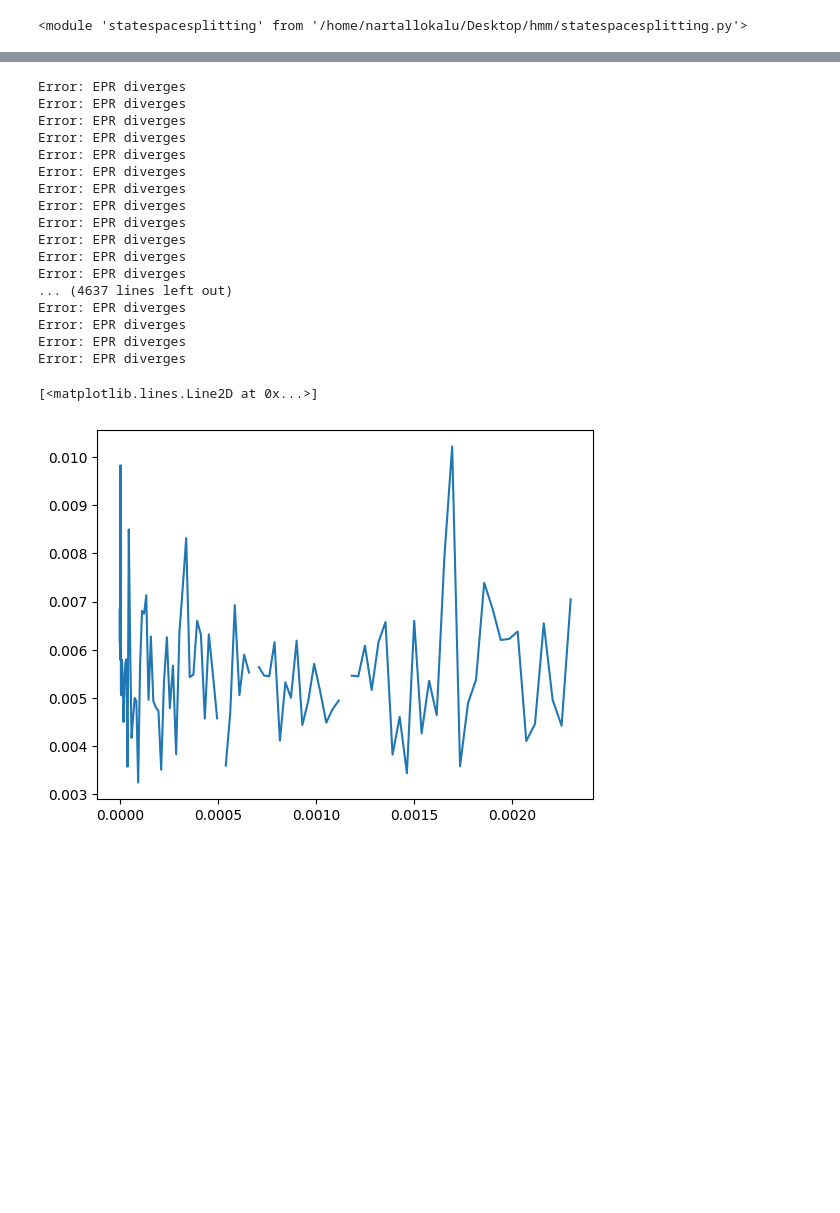
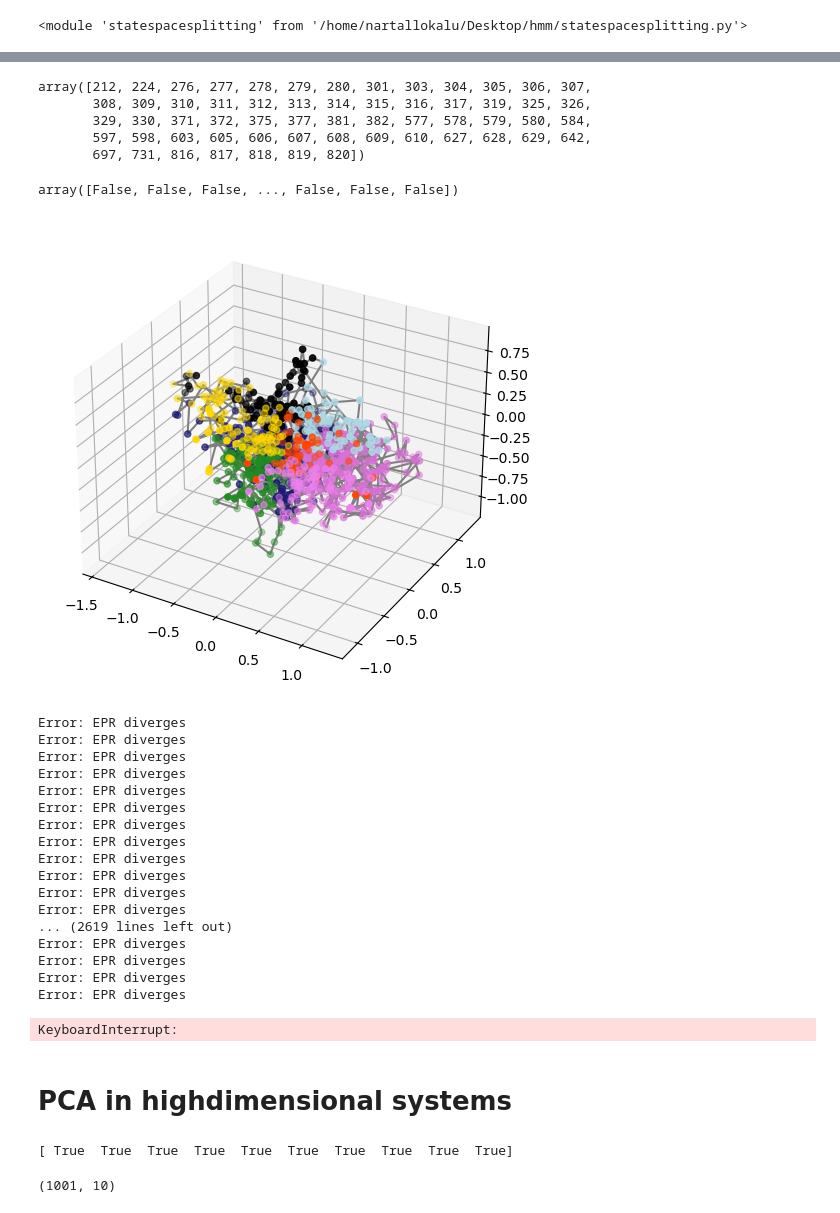
Before and after one commit to rnartallo/hmm, a Jupyter notebook: state-space-splitting.ipynb, the cells around one changed output, grey strips where cells are left out. Cells and saved outputs as stored; diff of their text form; code cells hidden in the pictures; blank space fills up the shorter version.

Commit message:
3 variable plot@

```diff
--- a/state-space-splitting.ipynb
+++ b/state-space-splitting.ipynb
@@ -120,3 +135,27 @@ box_tc, box_idx_tc = sss.state_space_split(X,3,[X_list,Y_list,Z_list])
+# %%
+bidx = np.array(box_idx_tc)
+np.where(bidx==0)[0]
+# %% [output]
+array([212, 224, 276, 277, 278, 279, 280, 301, 303, 304, 305, 306, 307,
+       308, 309, 310, 311, 312, 313, 314, 315, 316, 317, 319, 325, 326,
+       329, 330, 371, 372, 375, 377, 381, 382, 577, 578, 579, 580, 584,
+       597, 598, 603, 605, 606, 607, 608, 609, 610, 627, 628, 629, 642,
+       697, 731, 816, 817, 818, 819, 820])
+# %%
+mask
+# %% [output]
+array([False, False, False, ..., False, False, False])
+# %%
+colours =['orangered','orchid','midnightblue','forestgreen','violet','gold','lightblue','black']
+fig = plt.figure(figsize=(6,6))
+ax = fig.add_subplot(111, projection='3d') # Method 2
+bidx = np.array(box_idx_tc)
+for i in range(0,8):
+    ax.scatter(X[0,np.where(bidx==i)[0]], X[1,np.where(bidx==i)[0]], X[2,np.where(bidx==i)[0]], color = colours[i])
+ax.plot(X[0,], X[1,], X[2,], color = 'grey')
+plt.show()
+# %% [output]
+[figure, added]
 # %%
 EPR_true = []
 trials = 50
@@ -132,23 +171,25 @@ for eps_i in range(0,eps_N):
     Phi = dyn.EPR_network_ornstein_uhlenbeck(W_hat,sigma,Theta,gamma)
     EPR_true.append(Phi)
     for trial in range(0,trials):
-        [X,t] = dyn.network_ornstein_uhlenbeck(nt.parameterise_network(W,eps),sigma,Theta,gamma,dt,steps=5000)
+        [X,t] = dyn.network_ornstein_uhlenbeck(nt.parameterise_network(W,eps),sigma,Theta,gamma,dt,steps=6000)
         X_mid = np.median(X[0,:])
         X_list =[np.min(X[0,:]),X_mid,np.max(X[0,:])]
         Y_mid = np.median(X[1,:])
         Y_list =[np.min(X[1,:]),Y_mid,np.max(X[1,:])]
         Z_mid = np.median(X[2,:])
         Z_list =[np.min(X[2,:]),Z_mid,np.max(X[2,:])]
-        [btc,b_idx_tc] = sss.state_space_split(X,3,[X_list,Y_list,Z_list])
-        JTP = dyn.markov_chain_to_JTP(b_idx_tc,N=8)
+        A_mid = np.median(X[3,:])
+        A_list =[np.min(X[3,:]),Z_mid,np.max(X[3,:])]
+        [btc,b_idx_tc] = sss.state_space_split(X,4,[X_list,Y_list,Z_list,A_list])
+        JTP = dyn.markov_chain_to_JTP(b_idx_tc,N=16)
         EPR_sss[trial,eps_i]= dyn.EPR_markov_chain_joint(JTP)
         EPR_sss_JSD[trial,eps_i]= dyn.EPR_markov_chain_joint_JSD(JTP)
-EPR_sss = pd.DataFrame(EPR_sss)
-EPR_sss.to_csv('EPRsss.csv',index=False)
+#EPR_sss = pd.DataFrame(EPR_sss)
+#EPR_sss.to_csv('EPRsss.csv',index=False)
 EPR_true = pd.DataFrame(EPR_true)
-EPR_true.to_csv('EPR_true.csv',index=False)
+#EPR_true.to_csv('EPR_true.csv',index=False)
 EPR_sss_JSD = pd.DataFrame(EPR_sss_JSD)
-EPR_sss_JSD.to_csv('EPR_sss_JSD.csv',index=False)
+#EPR_sss_JSD.to_csv('EPR_sss_JSD.csv',index=False)
 # %% [output]
 Error: EPR diverges
 Error: EPR diverges
@@ -162,13 +203,30 @@ Error: EPR diverges
 Error: EPR diverges
 Error: EPR diverges
 Error: EPR diverges
-... (4637 lines left out)
+... (2619 lines left out)
 Error: EPR diverges
 Error: EPR diverges
 Error: EPR diverges
 Error: EPR diverges
+KeyboardInterrupt:
-# %%
-plt.plot(EPR_true,np.mean(EPR_sss,0))
-# %% [output]
-[<matplotlib.lines.Line2D at 0x...>]
-[figure, removed]
+# %% [markdown]
+# PCA in highdimensional systems
+# %%
+N = 10
+W = nt.generate_hierarchical_network(N,mu = 0.5,p0 = 1,recip = 10)
+Theta = 1
+gamma = 0.1
+sigma = 0.01
+dt = 0.05
+steps = 1000
+print(np.real(np.linalg.eig(Theta*(np.diag(np.ones(N))-gamma*W)).eigenvalues)>0)
+Phi = dyn.EPR_network_ornstein_uhlenbeck(W,sigma,Theta,gamma)
+[X,t] = dyn.network_ornstein_uhlenbeck(nt.parameterise_network(W,1),sigma,Theta,gamma,dt,steps)
+sc = StandardScaler()
+X_std = sc.fit_transform(np.transpose(X))
+# %% [output]
+[ True  True  True  True  True  True  True  True  True  True]
+# %%
+X_std.shape
+# %% [output]
+(1001, 10)
```
Also changed, not shown: parts of 11 cells of this notebook, 10 other files.
